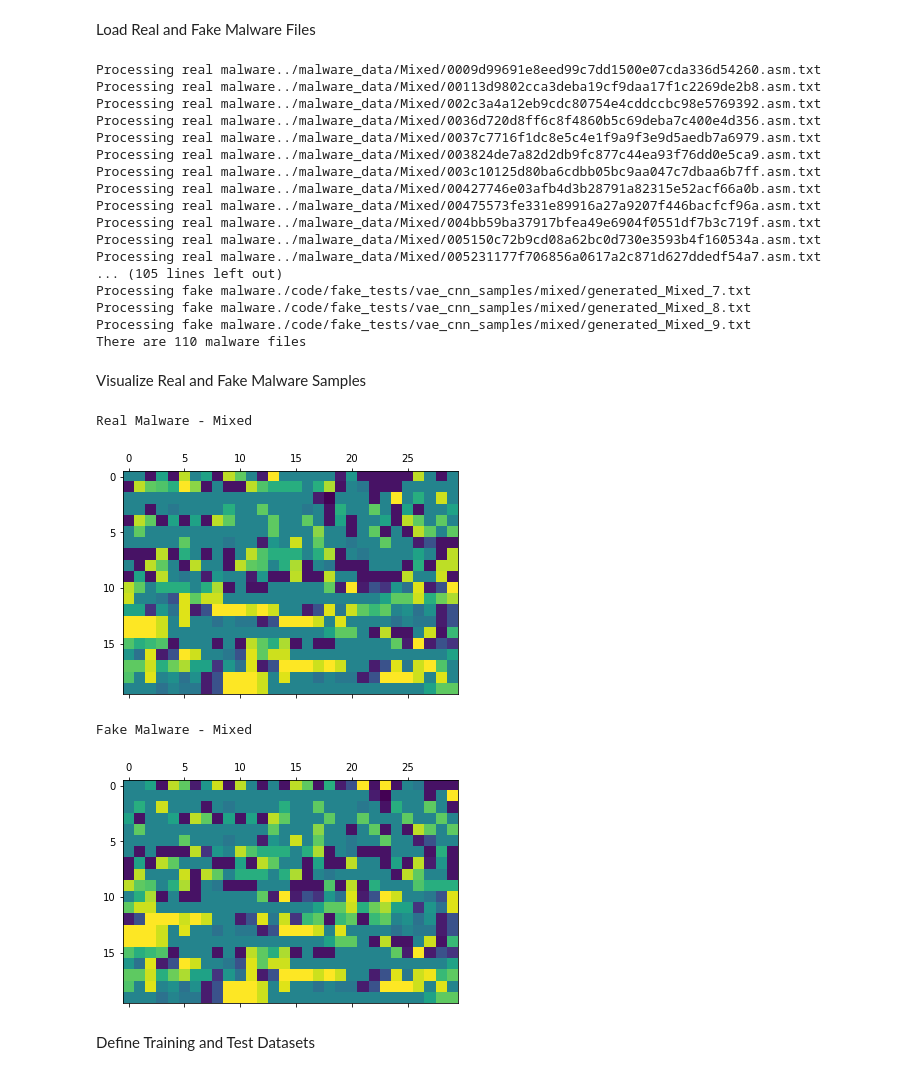
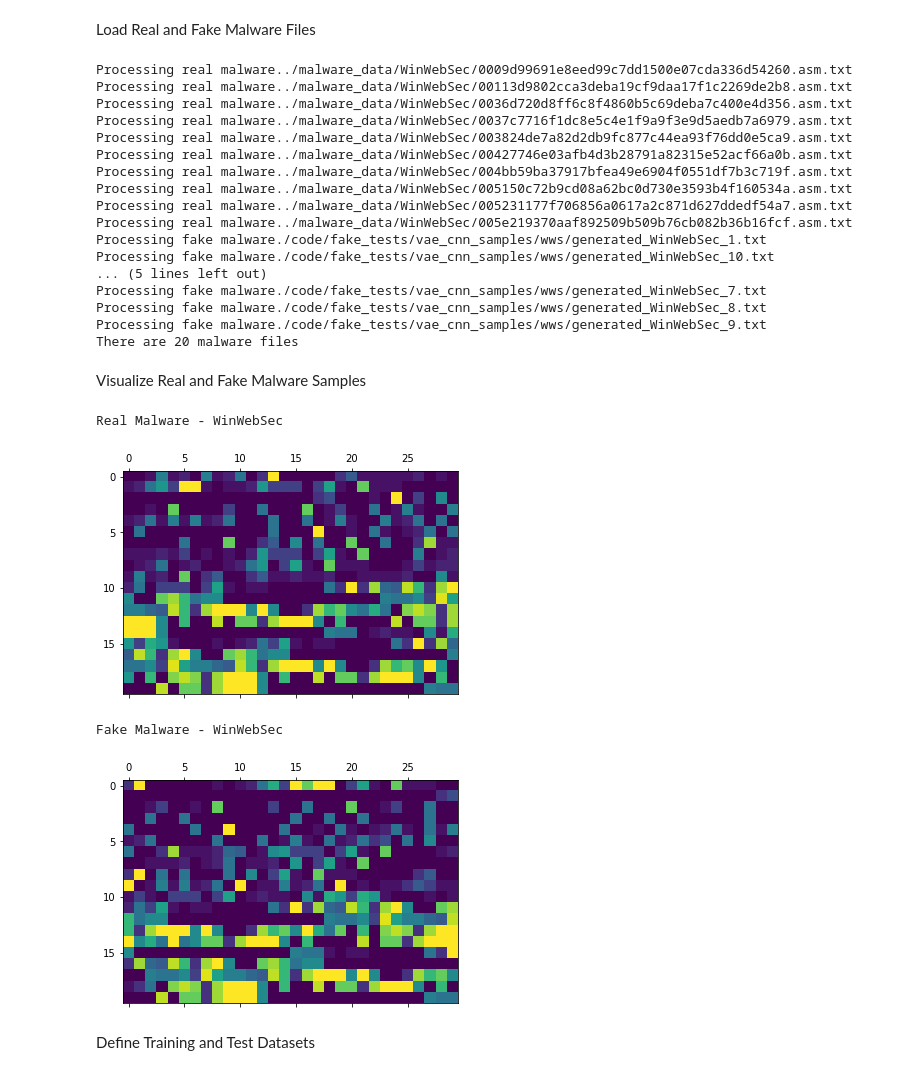
Before and after one commit to luong-david/Masters_Project_Writing, a Jupyter notebook: code-20230116T073801Z-001/classify_opcodes.ipynb, the cells around one changed output. Drawn from its saved outputs; the diff is of its cells as text; code cells hidden in the pictures.

```diff
--- a/code-20230116T073801Z-001/classify_opcodes.ipynb
+++ b/code-20230116T073801Z-001/classify_opcodes.ipynb
@@ -48,14 +48,14 @@ main_dir=os.path.dirname(sys.path[0])
 Define Run Settings
 # %%
 # parameters
-real_malware = 'Mixed' # OnLineGames, Renos, VBInject, WinWebSec, Zbot, Mixed
+real_malware = 'WinWebSec' # OnLineGames, Renos, VBInject, WinWebSec, Zbot, Mixed
 
 use_harshit = 0 # 1 to use Harshit's fake samples, other to use Albert's
 select_malware = 'vae_cnn_samples' # wgan_gp_samples, vae_cnn_samples, vae_dense_samples
 select_vectorization = 'pos' # freq, pos
 unique_opcodes = 1 # 0 = visualize_explore/opcodes, 1 = fake_tests/opdicts
 max_sequence_length = 600
-use_deep_classifiers = 0 # 1+ = use, 0 do not use
+use_deep_classifiers = 1 # 1+ = use, 0 do not use
 target_names = ['Real', 'Fake']
 
 # LSTM
@@ -332,41 +332,41 @@ y = np.array(dataset_ind,dtype='int64')
 nSamples = len(X)
 print('There are', nSamples, 'malware files')
 # %% [output]
-Processing real malware../malware_data/Mixed/0009d99691e8eed99c7dd1500e07cda336d54260.asm.txt
-Processing real malware../malware_data/Mixed/00113d9802cca3deba19cf9daa17f1c2269de2b8.asm.txt
-Processing real malware../malware_data/Mixed/002c3a4a12eb9cdc80754e4cddccbc98e5769392.asm.txt
-Processing real malware../malware_data/Mixed/0036d720d8ff6c8f4860b5c69deba7c400e4d356.asm.txt
-Processing real malware../malware_data/Mixed/0037c7716f1dc8e5c4e1f9a9f3e9d5aedb7a6979.asm.txt
-Processing real malware../malware_data/Mixed/003824de7a82d2db9fc877c44ea93f76dd0e5ca9.asm.txt
-Processing real malware../malware_data/Mixed/003c10125d80ba6cdbb05bc9aa047c7dbaa6b7ff.asm.txt
-Processing real malware../malware_data/Mixed/00427746e03afb4d3b28791a82315e52acf66a0b.asm.txt
-Processing real malware../malware_data/Mixed/00475573fe331e89916a27a9207f446bacfcf96a.asm.txt
-Processing real malware../malware_data/Mixed/004bb59ba37917bfea49e6904f0551df7b3c719f.asm.txt
-Processing real malware../malware_data/Mixed/005150c72b9cd08a62bc0d730e3593b4f160534a.asm.txt
-Processing real malware../malware_data/Mixed/005231177f706856a0617a2c871d627ddedf54a7.asm.txt
-... (105 lines left out)
-Processing fake malware./code/fake_tests/vae_cnn_samples/mixed/generated_Mixed_7.txt
-Processing fake malware./code/fake_tests/vae_cnn_samples/mixed/generated_Mixed_8.txt
-Processing fake malware./code/fake_tests/vae_cnn_samples/mixed/generated_Mixed_9.txt
-There are 110 malware files
+Processing real malware../malware_data/WinWebSec/0009d99691e8eed99c7dd1500e07cda336d54260.asm.txt
+Processing real malware../malware_data/WinWebSec/00113d9802cca3deba19cf9daa17f1c2269de2b8.asm.txt
+Processing real malware../malware_data/WinWebSec/0036d720d8ff6c8f4860b5c69deba7c400e4d356.asm.txt
+Processing real malware../malware_data/WinWebSec/0037c7716f1dc8e5c4e1f9a9f3e9d5aedb7a6979.asm.txt
+Processing real malware../malware_data/WinWebSec/003824de7a82d2db9fc877c44ea93f76dd0e5ca9.asm.txt
+Processing real malware../malware_data/WinWebSec/00427746e03afb4d3b28791a82315e52acf66a0b.asm.txt
+Processing real malware../malware_data/WinWebSec/004bb59ba37917bfea49e6904f0551df7b3c719f.asm.txt
+Processing real malware../malware_data/WinWebSec/005150c72b9cd08a62bc0d730e3593b4f160534a.asm.txt
+Processing real malware../malware_data/WinWebSec/005231177f706856a0617a2c871d627ddedf54a7.asm.txt
+Processing real malware../malware_data/WinWebSec/005e219370aaf892509b509b76cb082b36b16fcf.asm.txt
+Processing fake malware./code/fake_tests/vae_cnn_samples/wws/generated_WinWebSec_1.txt
+Processing fake malware./code/fake_tests/vae_cnn_samples/wws/generated_WinWebSec_10.txt
+... (5 lines left out)
+Processing fake malware./code/fake_tests/vae_cnn_samples/wws/generated_WinWebSec_7.txt
+Processing fake malware./code/fake_tests/vae_cnn_samples/wws/generated_WinWebSec_8.txt
+Processing fake malware./code/fake_tests/vae_cnn_samples/wws/generated_WinWebSec_9.txt
+There are 20 malware files
 # %% [markdown]
 Visualize Real and Fake Malware Samples
 # %%
-tmp = sequence.pad_sequences(X, maxlen=600, dtype='int32',
+tmp = sequence.pad_sequences(X, maxlen=max_sequence_length, dtype='int32',
     padding='pre', truncating='pre', value=0.)
 
 print('Real Malware - ' + real_malware)
 plt.matshow(np.array(tmp[0]).reshape(20,30))
 plt.show()
 
 print('Fake Malware - ' + real_malware)
 plt.matshow(np.array(tmp[5]).reshape(20,30))
 plt.show()
 # %% [output]
-Real Malware - Mixed
+Real Malware - WinWebSec
-[figure, old version]
+[figure, new version]
-Fake Malware - Mixed
+Fake Malware - WinWebSec
-[figure, old version]
+[figure, new version]
 # %% [markdown]
 Define Training and Test Datasets
 # %%
```
Also changed, not shown: parts of 8 cells of this notebook.
